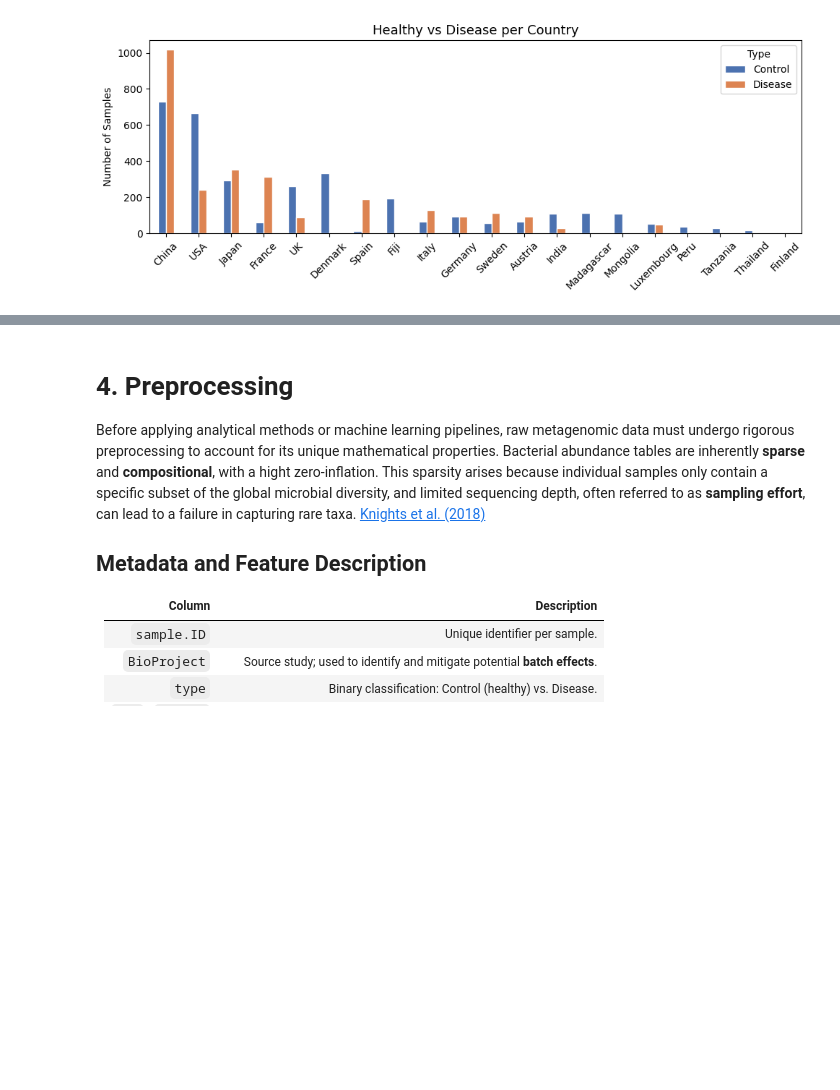
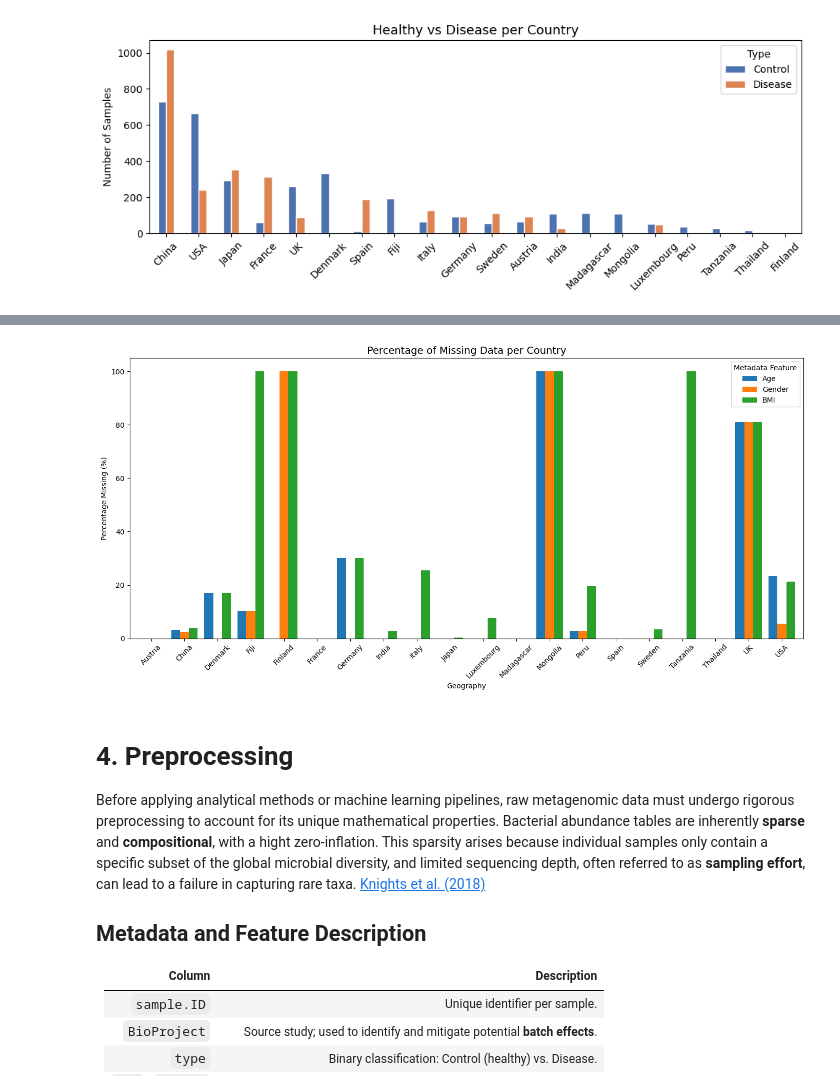
Before and after one commit to dafi03/PA1_repo, a Jupyter notebook: notebook/goodbad_PA1_dfi_ajbi.ipynb, the cells around one changed output, grey strips where cells are left out. Saved outputs shown, nothing was run; the diff lists cells and outputs as text; code cells hidden in the pictures; blank space fills up the shorter version.

```diff
--- a/notebook/goodbad_PA1_dfi_ajbi.ipynb
+++ b/notebook/goodbad_PA1_dfi_ajbi.ipynb
@@ -107,3 +201,17 @@ plt.show()
+# %%
+# Calculate percentage of missing values (isna().mean() * 100)
+missing_pct = healthy_data.groupby("Geography")[["Age", "Gender", "BMI"]].apply(lambda x: x.isna().mean() * 100)
+
+missing_pct.plot(kind="bar", figsize=(14, 7), width=0.8)
+plt.title("Percentage of Missing Data per Country", fontsize=14)
+plt.ylabel("Percentage Missing (%)")
+plt.ylim(0, 105) # Keeps the scale consistent
+plt.xticks(rotation=45)
+plt.legend(title="Metadata Feature")
+plt.tight_layout()
+plt.show()
+# %% [output]
+[figure, added]
 # %% [markdown]
 # 4. Preprocessing
 
```
Also changed, not shown: parts of 18 cells of this notebook.
